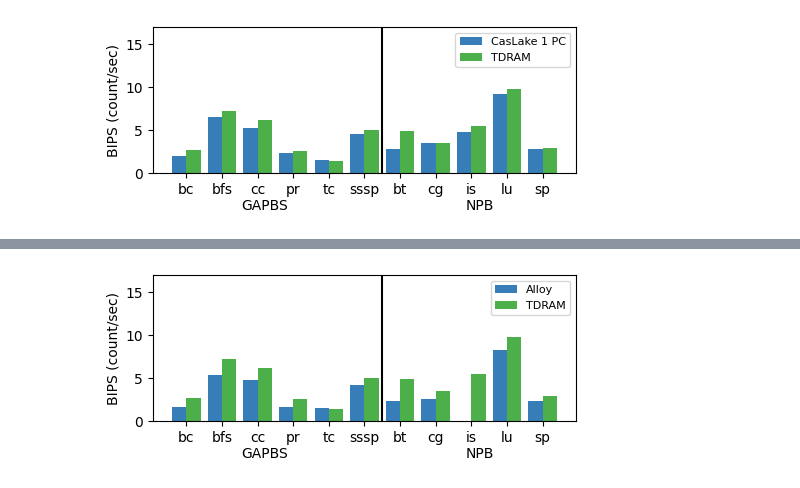
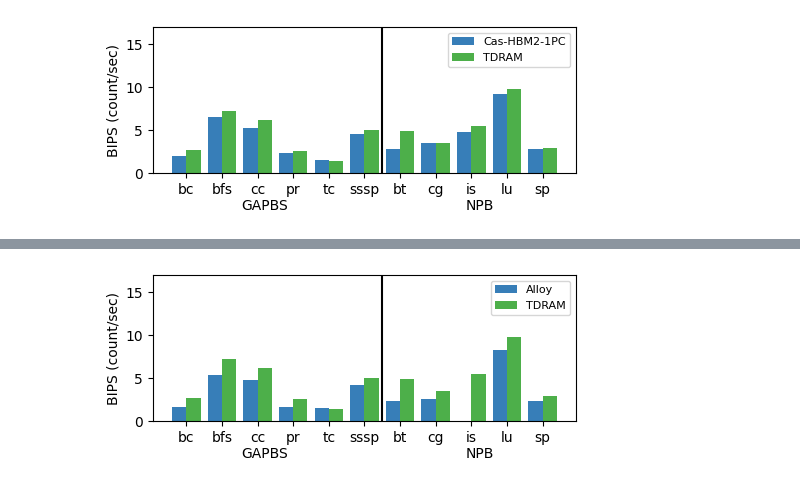
Before and after one commit to darchr/dramCacheController, a Jupyter notebook: data_plot.ipynb, the cells around one changed output, grey strips where cells are left out. Drawn from its saved outputs; the diff is of its cells as text; code cells hidden in the pictures.

```diff
--- a/data_plot.ipynb
+++ b/data_plot.ipynb
@@ -716,9 +698,6 @@ df_gap_byps_ddr4['coldRate'] = (df_gap_byps_ddr4['numColdMisses'].astype(float)
 df_gap_byps_ddr4['injRate'] = (df_gap_byps_ddr4['readReqs'].astype(float) + df_gap_byps_ddr4['writeReqs'].astype(float))*64/1000000000 / df_gap_byps_ddr4['simSeconds'].astype(float)
 df_gap_byps_ddr4['BIPS'] = (df_gap_byps_ddr4['totNumInsts'].astype(float)/1000000000)/df_gap_byps_ddr4['simSeconds'].astype(float)
 
-df_gap_byps_ddr4['acc_amp0'] = (df_gap_byps_ddr4['readBursts1'].astype(float) + df_gap_byps_ddr4['writeBursts1'].astype(float) +
-                            df_gap_byps_ddr4['readBursts2'].astype(float) + df_gap_byps_ddr4['writeBursts2'].astype(float) +
-                            df_gap_byps_ddr4['readBursts3'].astype(float) + df_gap_byps_ddr4['writeBursts3'].astype(float) ) / (df_gap_byps_ddr4['readReqs'].astype(float) + df_gap_byps_ddr4['writeReqs'].astype(float))
 
 df_gap_byps_ddr4['accAmp'] =  (df_gap_byps_ddr4['farBytesRead'].astype(float) + df_gap_byps_ddr4['farBytesWritten'].astype(float) +
                              df_gap_byps_ddr4['loc1BytesRead'].astype(float) + df_gap_byps_ddr4['loc1BytesWritten'].astype(float) +
@@ -830,0 +1165,34 @@ plt.tight_layout()
+# %%
+print(df_gap_dc_orc['numWrMissDirty'])
+print(df_gap_dc_ram['numWrMissDirty'])
+app_gap = df_gap_dc_ram['app']
+bips_cd_orc = df_gap_dc_orc['BIPS']
+bips_cd_ram = df_gap_dc_ram['BIPS']
+
+# Multi bar Chart
+fig = plt.figure()
+fig.set_size_inches(5,2)
+
+plt.ylim([0,17])
+for i,app in enumerate(app_gap):
+    plt.bar(i*2.5,   bips_cd_orc[i], width=1, color=cmap(1), label='Oracle' if i==0 else None)
+    plt.bar(i*2.5+1, bips_cd_ram[i], width=1, color=cmap(2), label='TDRAM' if i==0 else None)
+
+offset = (i+1)*2.5
+app_npb = df_npb_dc_ram['app']
+bips_cd_orc = df_npb_dc_orc['BIPS']
+bips_cd_ram = df_npb_dc_ram['BIPS']
+for i,app in enumerate(app_npb):
+    plt.bar(i*2.5+offset,   bips_cd_orc[i], width=1, color=cmap(1))
+    plt.bar(i*2.5+1+offset, bips_cd_ram[i], width=1, color=cmap(2))
+
+plt.figtext(0.3, 0.01, "GAPBS")
+plt.figtext(0.75, 0.01, "NPB")
+
+plt.xticks(np.arange(11)*2.5+0.5, list(app_gap)+list(app_npb))
+plt.axvline(x=offset-0.75, color='black')
+
+plt.ylabel("BIPS (count/sec)")
+plt.legend(fontsize=8, ncol=1)
+plt.tight_layout()
+#plt.savefig("../figures/cs1_all_bips.pdf")
@@ -831,34 +1215,34 @@ plt.tight_layout()
 # %%
 app_gap = df_gap_dc_cas_1pc['app']
-bips_cd_alloy = df_gap_dc_cas_1pc['BIPS']
+bips_cd_cas = df_gap_dc_cas_1pc['BIPS']
 bips_cd_ram = df_gap_dc_ram['BIPS']
 
 # Multi bar Chart
 fig = plt.figure()
 fig.set_size_inches(5,2)
 
 plt.ylim([0,17])
 for i,app in enumerate(app_gap):
-    plt.bar(i*2.5,   bips_cd_alloy[i], width=1, color=cmap(1), label='CasLake 1 PC' if i==0 else None)
+    plt.bar(i*2.5,   bips_cd_cas[i], width=1, color=cmap(1), label='Cas-HBM2-1PC' if i==0 else None)
     plt.bar(i*2.5+1, bips_cd_ram[i], width=1, color=cmap(2), label='TDRAM' if i==0 else None)
 
 offset = (i+1)*2.5
 app_npb = df_npb_dc_cas_1pc['app']
-bips_cd_alloy = df_npb_dc_cas_1pc['BIPS']
+bips_cd_cas = df_npb_dc_cas_1pc['BIPS']
 bips_cd_ram = df_npb_dc_ram['BIPS']
 for i,app in enumerate(app_npb):
-    plt.bar(i*2.5+offset,   bips_cd_alloy[i], width=1, color=cmap(1))
+    plt.bar(i*2.5+offset,   bips_cd_cas[i], width=1, color=cmap(1))
     plt.bar(i*2.5+1+offset, bips_cd_ram[i], width=1, color=cmap(2))
 
 plt.figtext(0.3, 0.01, "GAPBS")
 plt.figtext(0.75, 0.01, "NPB")
 
 plt.xticks(np.arange(11)*2.5+0.5, list(app_gap)+list(app_npb))
 plt.axvline(x=offset-0.75, color='black')
 
 plt.ylabel("BIPS (count/sec)")
 plt.legend(fontsize=8, ncol=1)
 plt.tight_layout()
 #plt.savefig("../figures/cs1_all_bips.pdf")
 # %% [output]
-[figure, old version]
+[figure, new version]
```
Also changed, not shown: parts of 25 cells of this notebook, 2 other files.
